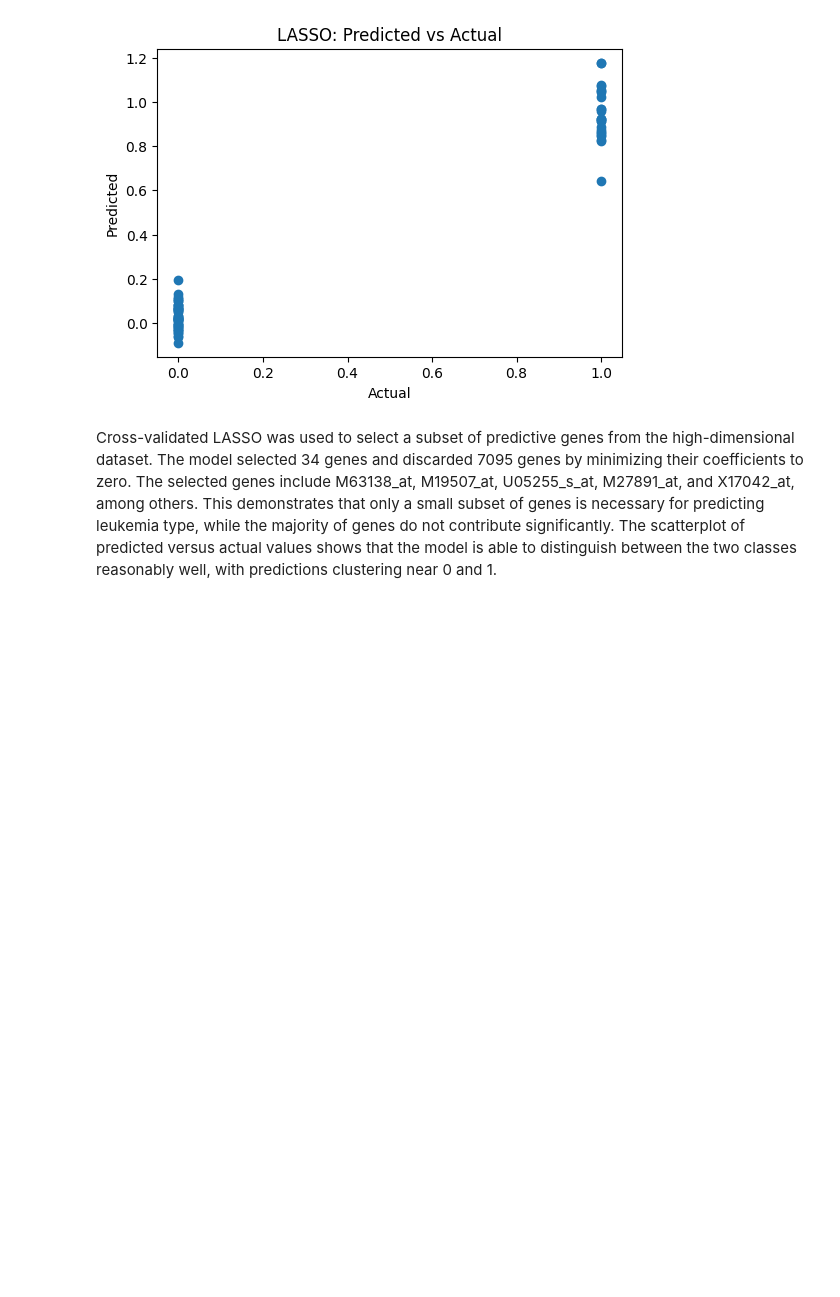
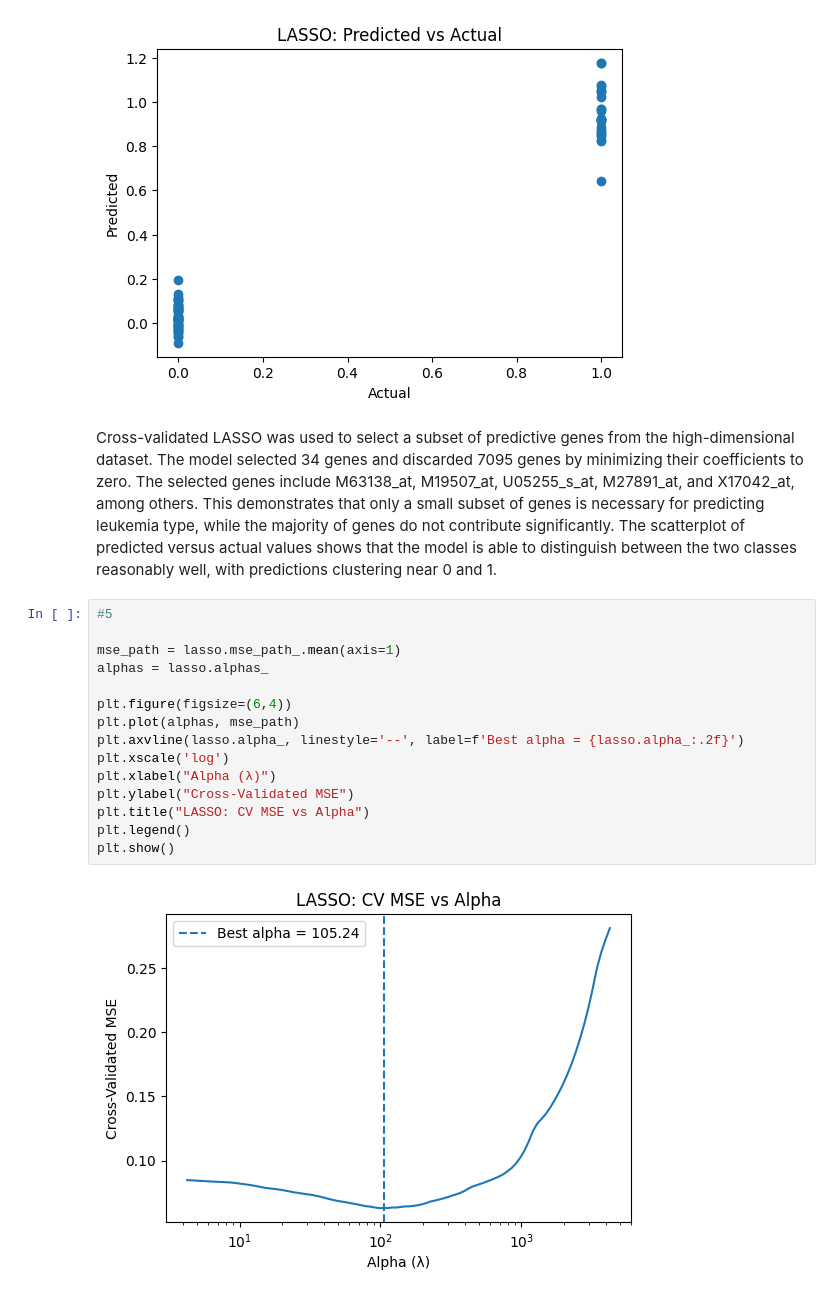
Before and after one commit to JasonYe05/ds3001_genomics_lab, a Jupyter notebook: genomics_lab.ipynb, the cells around one changed output. Drawn from its saved outputs; the diff is of its cells as text; blank space fills up the shorter version.

```diff
--- a/genomics_lab.ipynb
+++ b/genomics_lab.ipynb
@@ -153,3 +153,20 @@ dtype: float64
 [figure]
 # %% [markdown]
 Cross-validated LASSO was used to select a subset of predictive genes from the high-dimensional dataset. The model selected 34 genes and discarded 7095 genes by minimizing their coefficients to zero. The selected genes include M63138_at, M19507_at, U05255_s_at, M27891_at, and X17042_at, among others. This demonstrates that only a small subset of genes is necessary for predicting leukemia type, while the majority of genes do not contribute significantly. The scatterplot of predicted versus actual values shows that the model is able to distinguish between the two classes reasonably well, with predictions clustering near 0 and 1.
+# %%
+#5
+
+mse_path = lasso.mse_path_.mean(axis=1)
+alphas = lasso.alphas_
+
+plt.figure(figsize=(6,4))
+plt.plot(alphas, mse_path)
+plt.axvline(lasso.alpha_, linestyle='--', label=f'Best alpha = {lasso.alpha_:.2f}')
+plt.xscale('log')
+plt.xlabel("Alpha (λ)")
+plt.ylabel("Cross-Validated MSE")
+plt.title("LASSO: CV MSE vs Alpha")
+plt.legend()
+plt.show()
+# %% [output]
+[figure, added]
```
Also changed, not shown: parts of 1 cell of this notebook.
